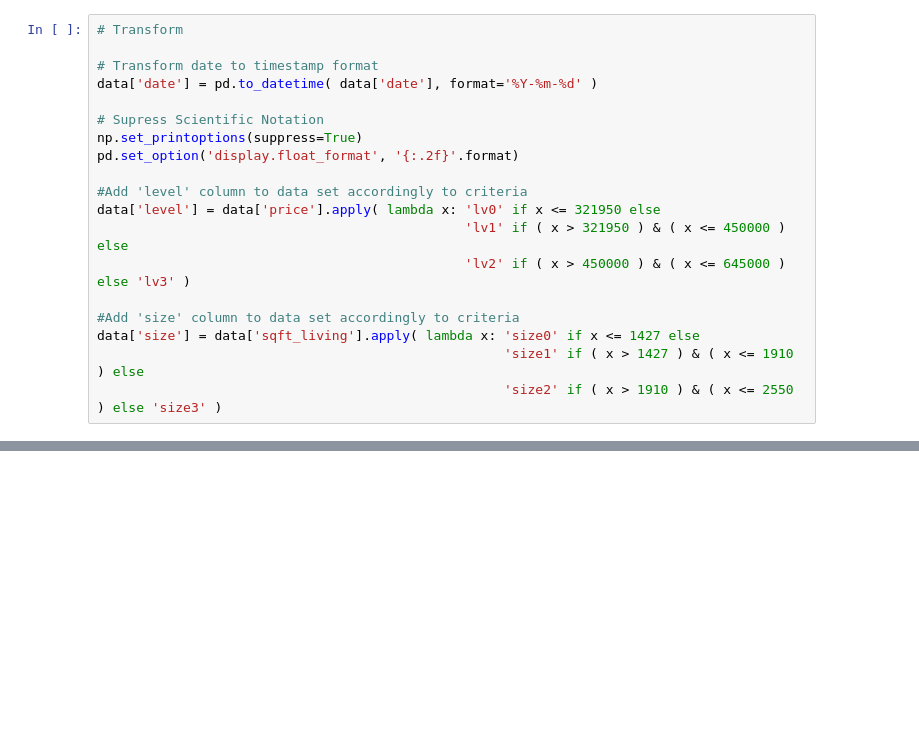
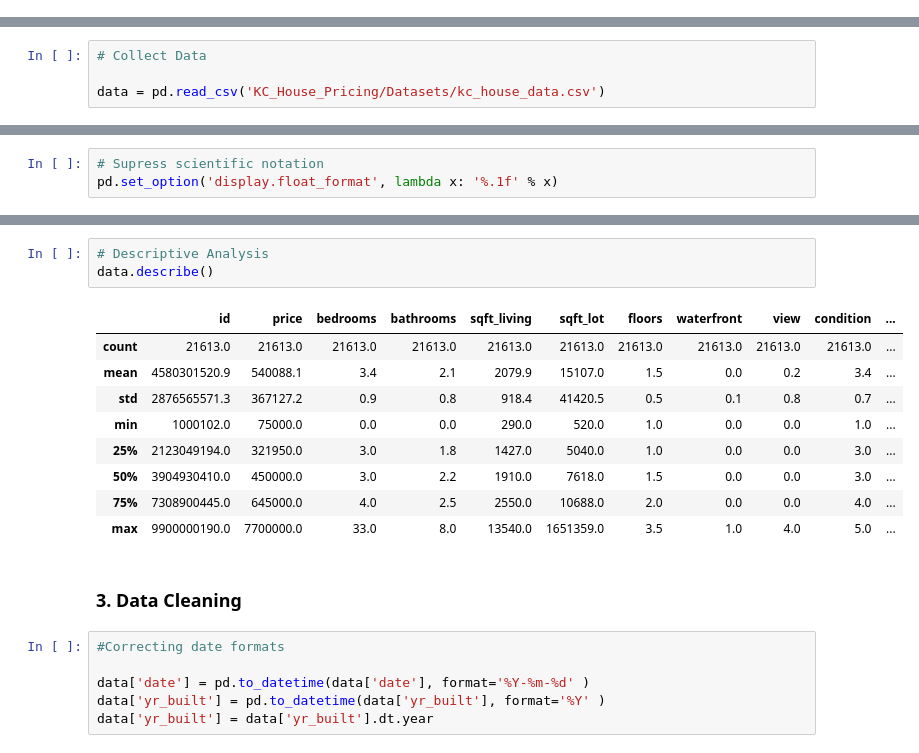
Before and after one commit to renatond/KC_House_Pricing, a Jupyter notebook: kc_house_prices.ipynb, the cells around one changed output, grey strips where cells are left out. Drawn from its saved outputs; the diff is of its cells as text; blank space fills up the shorter version.

```diff
--- a/kc_house_prices.ipynb
+++ b/kc_house_prices.ipynb
@@ -118,19 +0,0 @@ data = pd.read_csv( 'Datasets/kc_house_data.csv' )
-# %%
-# Transform
-
-# Transform date to timestamp format
-data['date'] = pd.to_datetime( data['date'], format='%Y-%m-%d' )
-
-# Supress Scientific Notation
-np.set_printoptions(suppress=True)
-pd.set_option('display.float_format', '{:.2f}'.format)
-
-#Add 'level' column to data set accordingly to criteria
-data['level'] = data['price'].apply( lambda x: 'lv0' if x <= 321950 else
-                                               'lv1' if ( x > 321950 ) & ( x <= 450000 ) else
-                                               'lv2' if ( x > 450000 ) & ( x <= 645000 ) else 'lv3' )
-
-#Add 'size' column to data set accordingly to criteria
-data['size'] = data['sqft_living'].apply( lambda x: 'size0' if x <= 1427 else
-                                                    'size1' if ( x > 1427 ) & ( x <= 1910 ) else
-                                                    'size2' if ( x > 1910 ) & ( x <= 2550 ) else 'size3' )
@@ -398,0 +13,4 @@ widgets.interactive( update_map,
+# %%
+# Collect Data
+
+data = pd.read_csv('KC_House_Pricing/Datasets/kc_house_data.csv')
@@ -398,0 +60,3 @@ widgets.interactive( update_map,
+# %%
+# Supress scientific notation
+pd.set_option('display.float_format', lambda x: '%.1f' % x)
@@ -398,0 +77,21 @@ widgets.interactive( update_map,
+# %%
+# Descriptive Analysis
+data.describe()
+# %% [output]
+|  | id | price | bedrooms | bathrooms | sqft_living | sqft_lot | floors | waterfront | view | condition | ... |
+| count | 21613.0 | 21613.0 | 21613.0 | 21613.0 | 21613.0 | 21613.0 | 21613.0 | 21613.0 | 21613.0 | 21613.0 | ... |
+| mean | 4580301520.9 | 540088.1 | 3.4 | 2.1 | 2079.9 | 15107.0 | 1.5 | 0.0 | 0.2 | 3.4 | ... |
+| std | 2876565571.3 | 367127.2 | 0.9 | 0.8 | 918.4 | 41420.5 | 0.5 | 0.1 | 0.8 | 0.7 | ... |
+| min | 1000102.0 | 75000.0 | 0.0 | 0.0 | 290.0 | 520.0 | 1.0 | 0.0 | 0.0 | 1.0 | ... |
+| 25% | 2123049194.0 | 321950.0 | 3.0 | 1.8 | 1427.0 | 5040.0 | 1.0 | 0.0 | 0.0 | 3.0 | ... |
+| 50% | 3904930410.0 | 450000.0 | 3.0 | 2.2 | 1910.0 | 7618.0 | 1.5 | 0.0 | 0.0 | 3.0 | ... |
+| 75% | 7308900445.0 | 645000.0 | 4.0 | 2.5 | 2550.0 | 10688.0 | 2.0 | 0.0 | 0.0 | 4.0 | ... |
+| max | 9900000190.0 | 7700000.0 | 33.0 | 8.0 | 13540.0 | 1651359.0 | 3.5 | 1.0 | 4.0 | 5.0 | ... |
+# %% [markdown]
+### 3. Data Cleaning
+# %%
+#Correcting date formats
+
+data['date'] = pd.to_datetime(data['date'], format='%Y-%m-%d' )
+data['yr_built'] = pd.to_datetime(data['yr_built'], format='%Y' )
+data['yr_built'] = data['yr_built'].dt.year
```
Also changed, not shown: parts of 54 cells of this notebook, 10 other files.
